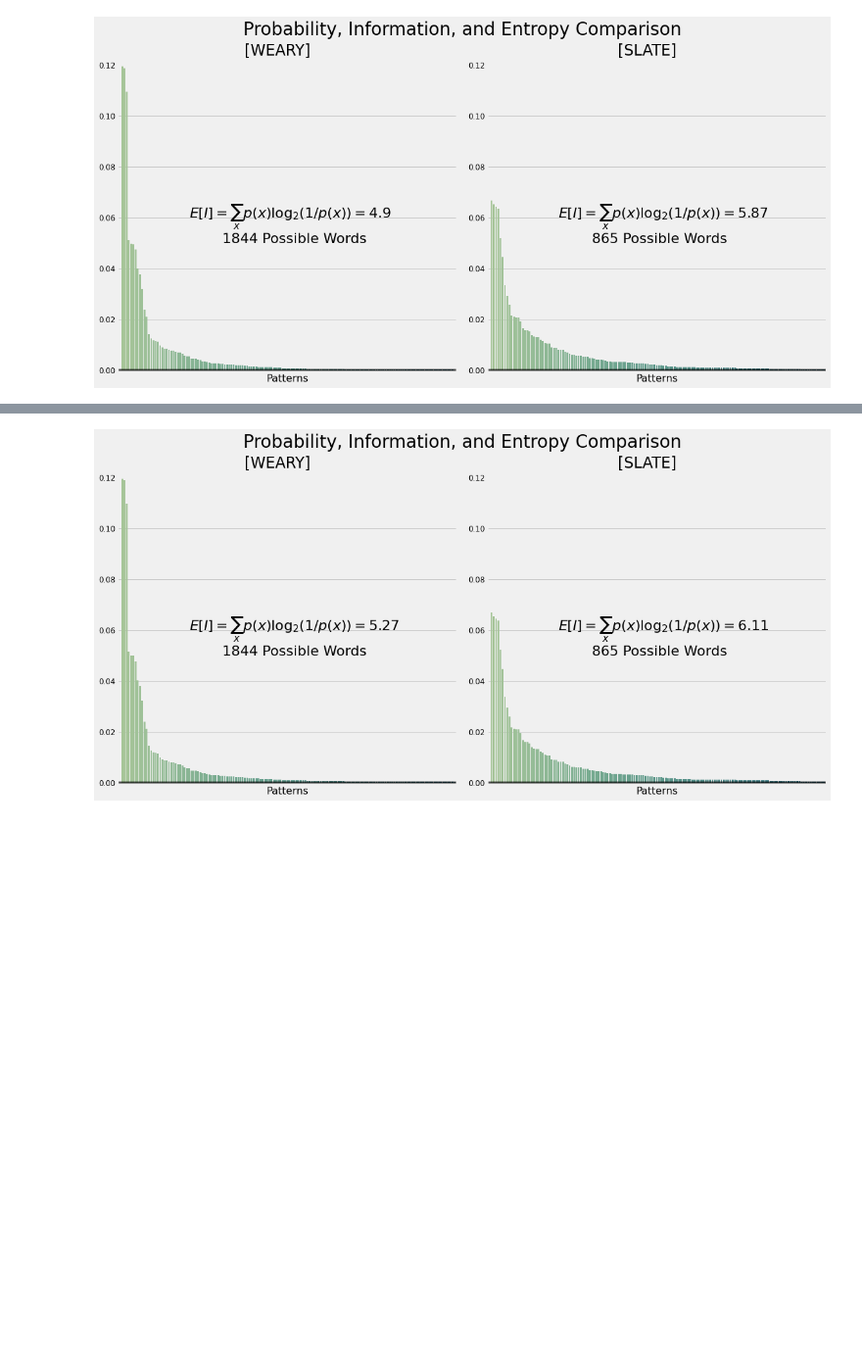
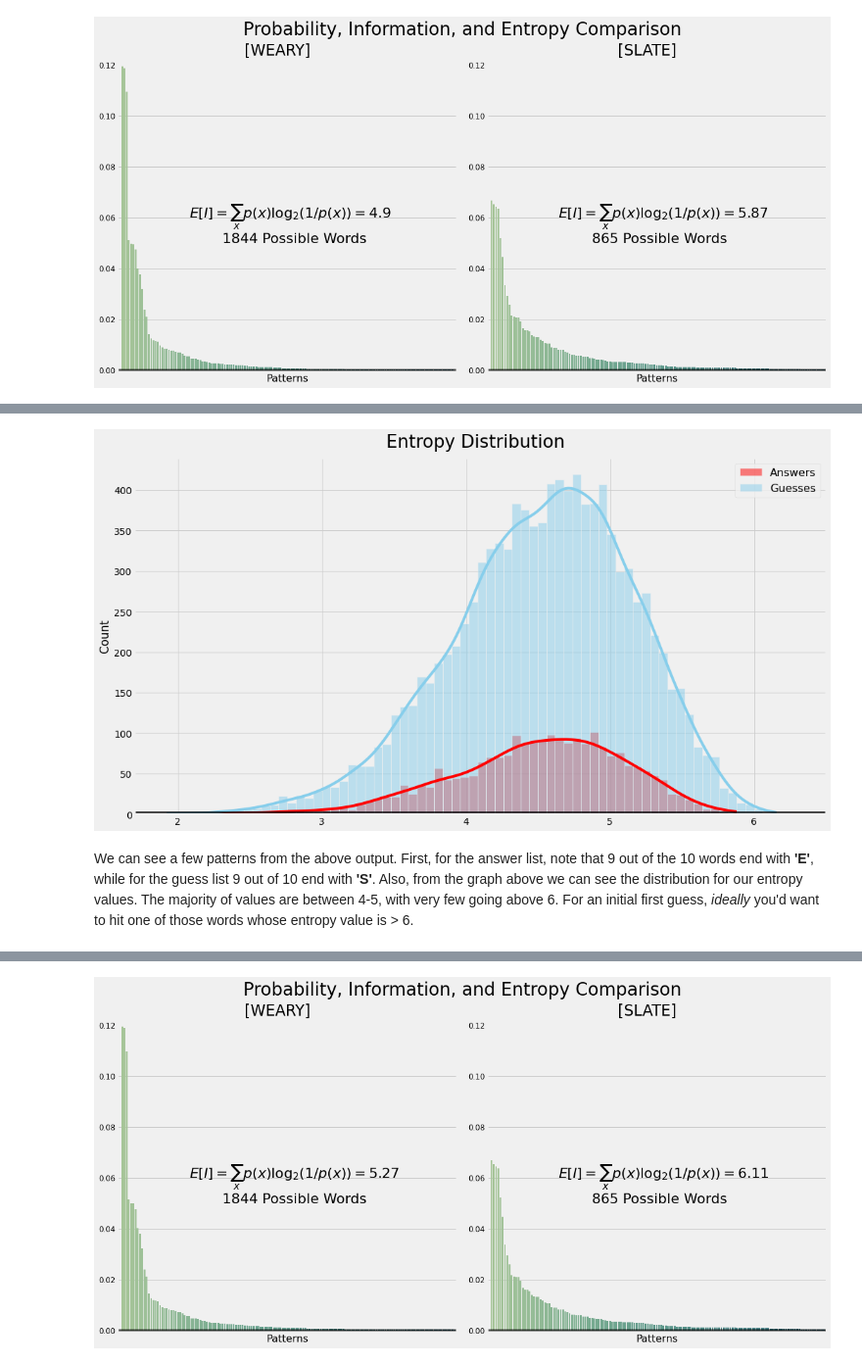
Before and after one commit to noah-kg/wordle-data-analysis, a Jupyter notebook: Wordle Analysis.ipynb, the cells around one changed output, grey strips where cells are left out. Shown at 98% size. Cells and saved outputs as stored; diff of their text form; code cells hidden in the pictures; blank space fills up the shorter version.

```diff
--- a/Wordle Analysis.ipynb
+++ b/Wordle Analysis.ipynb
@@ -820,0 +829,27 @@ compare_words(w1, p1, w2, p2, patterns)
+# %%
+#I created these two matrix files separately using the get_pattget_pattern_matrix() function
+#My original patterns contains ALL 12,972 words
+answers_matrix = pd.read_csv(ANSWERS_MATRIX_FILE, index_col=[0])
+guesses_matrix = pd.read_csv(GUESSES_MATRIX_FILE, index_col=[0])
+
+def calc_entropies(data, title):
+    #calculate entropy for every single word
+    entropy_scores = {}
+    for i in range(data.shape[0]):
+        entropy_scores[data.iloc[i].name] = get_entropy(data.iloc[i])
+
+    #sorts lists, converts to dictionary
+    sorted_tuples = sorted(entropy_scores.items(), key = lambda x:x[1], reverse = True)
+    sorted_entropies = {k: v for k, v in sorted_tuples}
+    entropies = pd.Series(sorted_entropies, index=sorted_entropies.keys())
+
+    #display top 10
+    print(f'{title} Avg. Entropy: {round(entropies.mean(),2)}')
+    print(f'TOP 10 - {title}')
+    print('-----------------')
+    print(entropies.head(10), '\n')
+    return entropies
+
+all_entropies = calc_entropies(patterns, 'COMBINED')
+ans_entropies = calc_entropies(answers_matrix, 'ANSWERS')
+gue_entropies = calc_entropies(guesses_matrix, 'GUESSES')
@@ -821 +874,23 @@ compare_words(w1, p1, w2, p2, patterns)
+# %%
+def plot_entropy_dist(data1, data2):
+    #figure details
+    fig, ax = plt.subplots(figsize=(15,8))
+    fig.tight_layout()
+    fig.suptitle(f'Entropy Distribution', va='bottom', fontsize=26)
+
+    #plot1
+    ax = sns.histplot(data1, color='red', kde=True, label='Answers', bins=np.arange(0, data1.max(), 0.06))
+    ax = sns.histplot(data2, color='skyblue', kde=True, label='Guesses', bins=np.arange(0, data2.max(), 0.06))
+
+    #styling
+    ax.set_xlim(1.7, 6.5, 1)
+    ax.axhline(y = 0, color = 'black', linewidth = 8, alpha = .7)
+    ax.legend(fontsize=16)
+    plt.show()
+
+plot_entropy_dist(ans_entropies, gue_entropies)
+# %% [output]
+[figure, added]
+# %% [markdown]
+We can see a few patterns from the above output. First, for the answer list, note that 9 out of the 10 words end with **'E'**, while for the guess list 9 out of 10 end with **'S'**. Also, from the graph above we can see the distribution for our entropy values. The majority of values are between 4-5, with very few going above 6. For an initial first guess, *ideally* you'd want to hit one of those words whose entropy value is > 6.
 # %% [markdown]
```
Also changed, not shown: parts of 16 cells of this notebook, 2 other files.
